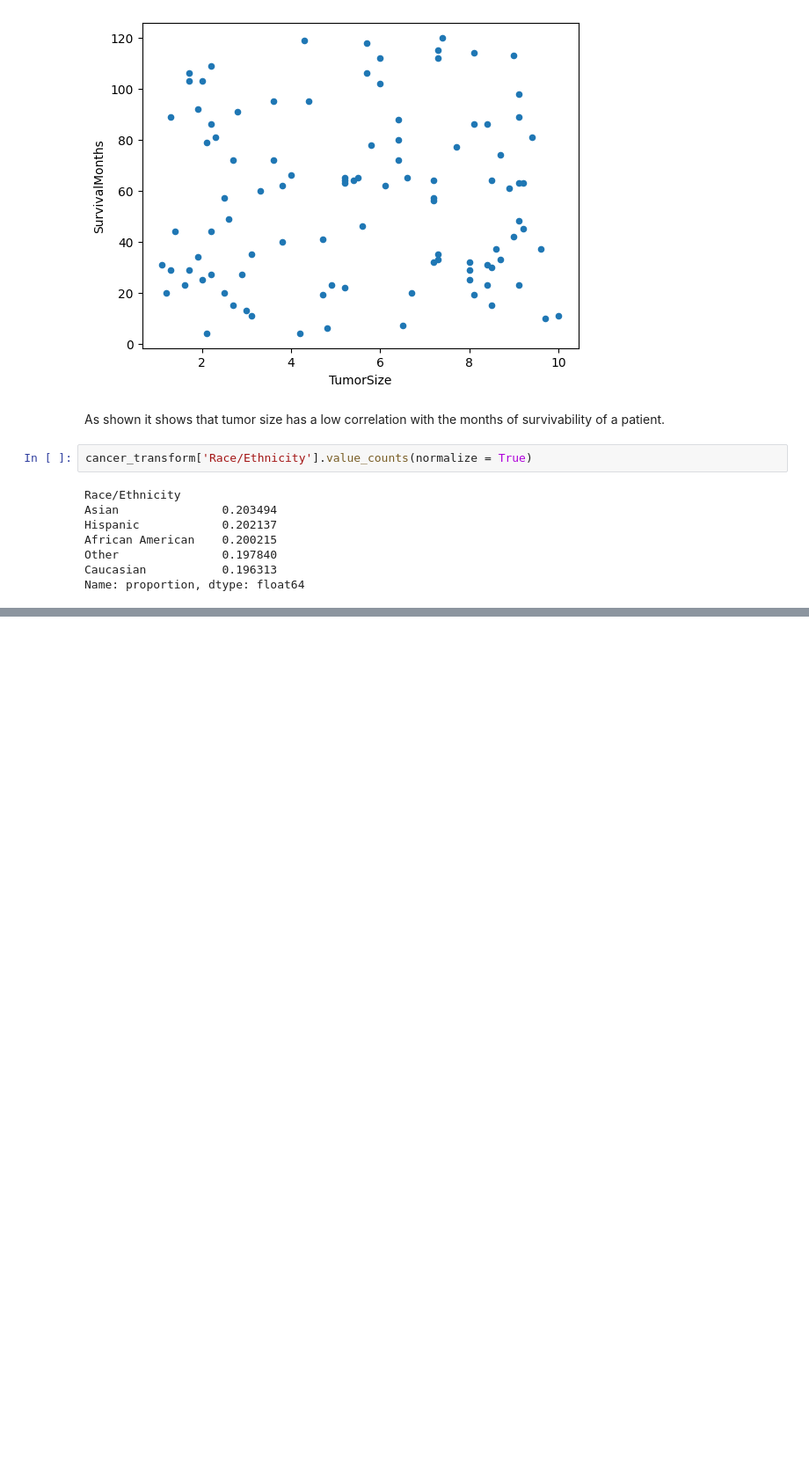
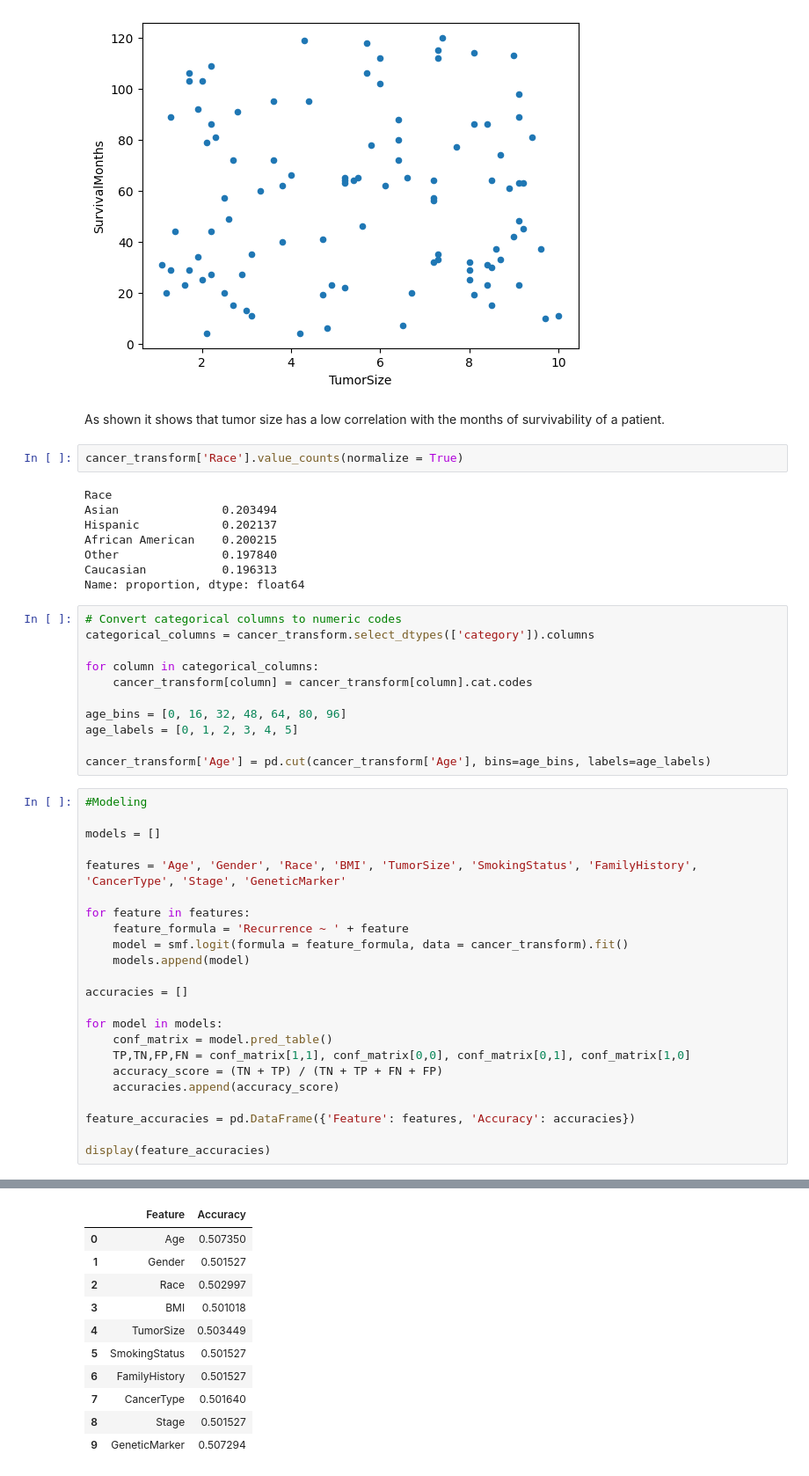
Before and after one commit to ascxiao/Cancer-Dataset-Analysis, a Jupyter notebook: cancer.ipynb, the cells around one changed output, grey strips where cells are left out. Shown: that part at 88% size. Drawn from its saved outputs; the diff is of its cells as text; blank space fills up the shorter version.

Commit message:
Added prediction accuracy table

```diff
--- a/cancer.ipynb
+++ b/cancer.ipynb
@@ -139,12 +144,47 @@ plt.show()
 # %% [markdown]
 As shown it shows that tumor size has a low correlation with the months of survivability of a patient.
 # %%
-cancer_transform['Race/Ethnicity'].value_counts(normalize = True)
+cancer_transform['Race'].value_counts(normalize = True)
 # %% [output]
-Race/Ethnicity
+Race
 Asian               0.203494
 Hispanic            0.202137
 African American    0.200215
 Other               0.197840
 Caucasian           0.196313
 Name: proportion, dtype: float64
+# %%
+# Convert categorical columns to numeric codes
+categorical_columns = cancer_transform.select_dtypes(['category']).columns
+
+for column in categorical_columns:
+    cancer_transform[column] = cancer_transform[column].cat.codes
+
+age_bins = [0, 16, 32, 48, 64, 80, 96]
+age_labels = [0, 1, 2, 3, 4, 5]
+
+cancer_transform['Age'] = pd.cut(cancer_transform['Age'], bins=age_bins, labels=age_labels)
+# %%
+#Modeling
+
+models = []
+
+features = 'Age', 'Gender', 'Race', 'BMI', 'TumorSize', 'SmokingStatus', 'FamilyHistory', 'CancerType', 'Stage', 'GeneticMarker'
+
+for feature in features:
+    feature_formula = 'Recurrence ~ ' + feature
+    model = smf.logit(formula = feature_formula, data = cancer_transform).fit()
+    models.append(model)
+
+accuracies = []
+
+for model in models:
+    conf_matrix = model.pred_table()
+    TP,TN,FP,FN = conf_matrix[1,1], conf_matrix[0,0], conf_matrix[0,1], conf_matrix[1,0]
+    accuracy_score = (TN + TP) / (TN + TP + FN + FP)
+    accuracies.append(accuracy_score)
+
+feature_accuracies = pd.DataFrame({'Feature': features, 'Accuracy': accuracies})
+
+display(feature_accuracies)
+# %% [output]
@@ -150,0 +208,11 @@ Name: proportion, dtype: float64
+|  | Feature | Accuracy |
+| 0 | Age | 0.507350 |
+| 1 | Gender | 0.501527 |
+| 2 | Race | 0.502997 |
+| 3 | BMI | 0.501018 |
+| 4 | TumorSize | 0.503449 |
+| 5 | SmokingStatus | 0.501527 |
+| 6 | FamilyHistory | 0.501527 |
+| 7 | CancerType | 0.501640 |
+| 8 | Stage | 0.501527 |
+| 9 | GeneticMarker | 0.507294 |
```
Also changed, not shown: parts of 4 cells of this notebook.
